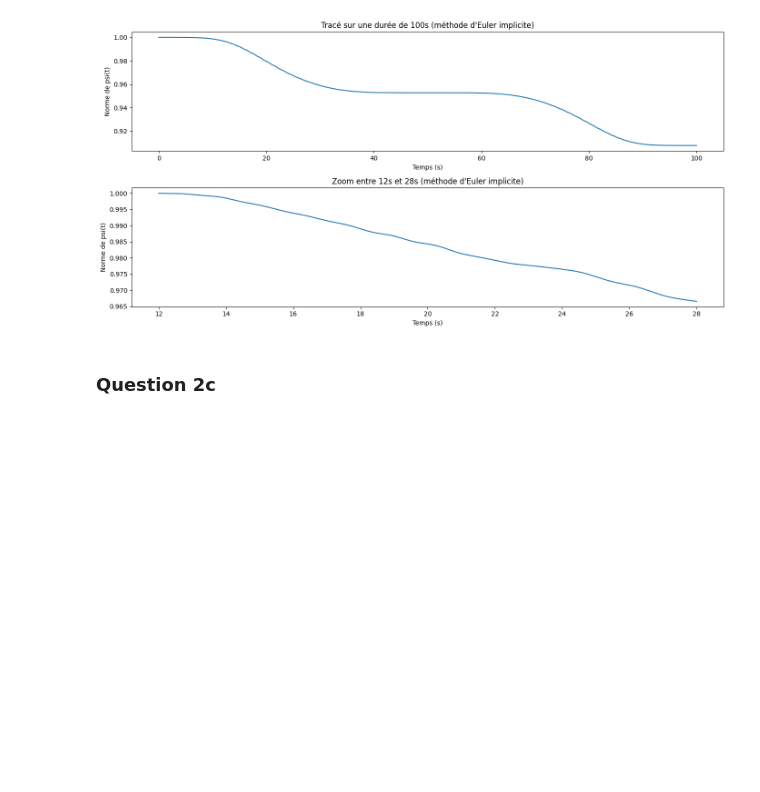
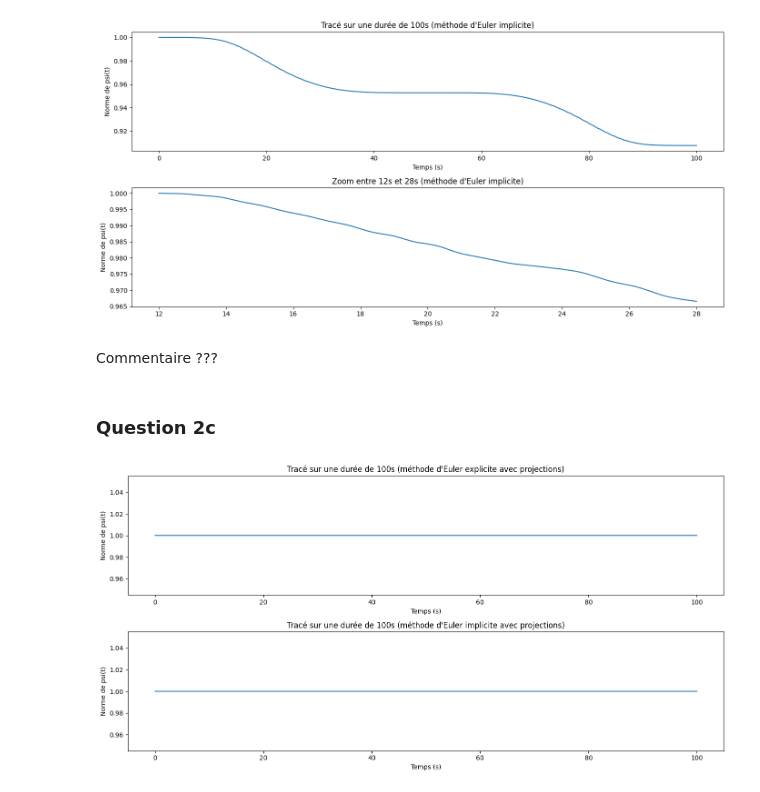
Before and after one commit to bavrillon/Projet-Maths-2---Equations-Diff-rentielles, a Jupyter notebook: Réponses - Groupe 28.ipynb, the cells around one changed output. Drawn from its saved outputs; the diff is of its cells as text; code cells hidden in the pictures; blank space fills up the shorter version.

```diff
--- a/Réponses - Groupe 28.ipynb
+++ b/Réponses - Groupe 28.ipynb
@@ -167,6 +167,8 @@ plt.tight_layout()
 plt.show()
 # %% [output]
 [figure]
+# %% [markdown]
+Commentaire ???
 # %% [markdown]
 ### Question 2c ###
 # %%
@@ -174,34 +176,58 @@ plt.show()
 
 def euler_explicit_projection(psi_0,t_0,t_f,E,delta,dt):
     tps = np.arange(t_0,t_f,dt)
     n = len(tps)
     psi = np.zeros((n,3))
     psi[0] = psi_0
     for k in range(1,n):
-        psi[k] = f(psi[k-1],tps[k-1])*dt+psi[k-1])
+        psi[k] = f(psi[k-1],tps[k-1])*dt+psi[k-1]
         if np.linalg.norm(psi[k],ord=2) > 0 :
-            psi[k] = np.linalg.norm(psi[k],ord=2)*psi[k]
+            psi[k] = (np.linalg.norm(psi[k],ord=2)**(-1))*psi[k]
     return(tps,psi)
 
 
 
 def euler_implicit_projection(psi_0,t_0,t_f,E,delta,dt):
     tps = np.arange(t_0,t_f,dt)
     n = len(tps)
     psi = np.zeros((n,3))
     psi[0] = psi_0
     def g(k,x):
         return(psi[k-1]+dt*f(x,tps[k]))
     for k in range(1,n):
         point_fixe = psi[k-1]
         while abs(np.linalg.norm(point_fixe-g(k,point_fixe),ord=2)) > seuil :
             point_fixe = g(k,point_fixe)
         if np.linalg.norm(point_fixe,ord=2) > 0 :
-            psi[k] = np.linalg.norm(point_fixe,ord=2)*point_fixe
+            psi[k] = (np.linalg.norm(point_fixe,ord=2)**(-1))*point_fixe
         else :
             psi[k] = point_fixe
     return(tps,psi)
 
 
+Résolution_exp_projection = euler_explicit_projection(psi_0,0.000001,100,E,delta,dt)
+Temps_exp_projection = Résolution_exp_projection[0]
+Norme_psi_exp_projection = np.linalg.norm(Résolution_exp_projection[1],ord=2,axis=1)
 
-### Tracer l'une en dessous de l'autre les 2 sur 100s
+Résolution_imp_projection = euler_implicit_projection(psi_0,0.000001,100,E,delta,dt)
+Temps_imp_projection = Résolution_imp_projection[0]
+Norme_psi_imp_projection = np.linalg.norm(Résolution_imp_projection[1],ord=2,axis=1)
+
+plt.figure()
+
+plt.subplot(2, 1, 1)
+plt.plot(Temps_exp_projection,Norme_psi_exp_projection)
+plt.xlabel("Temps (s)")
+plt.ylabel("Norme de psi(t)")
+plt.title("Tracé sur une durée de 100s (méthode d'Euler explicite avec projections)")
+
+plt.subplot(2, 1, 2)
+plt.plot(Temps_imp_projection,Norme_psi_imp_projection)
+plt.xlabel("Temps (s)")
+plt.ylabel("Norme de psi(t)")
+plt.title("Tracé sur une durée de 100s (méthode d'Euler implicite avec projections)")
+
+plt.tight_layout()
+plt.show()
+# %% [output]
+[figure, added]
```
Also changed, not shown: parts of 11 cells of this notebook.
